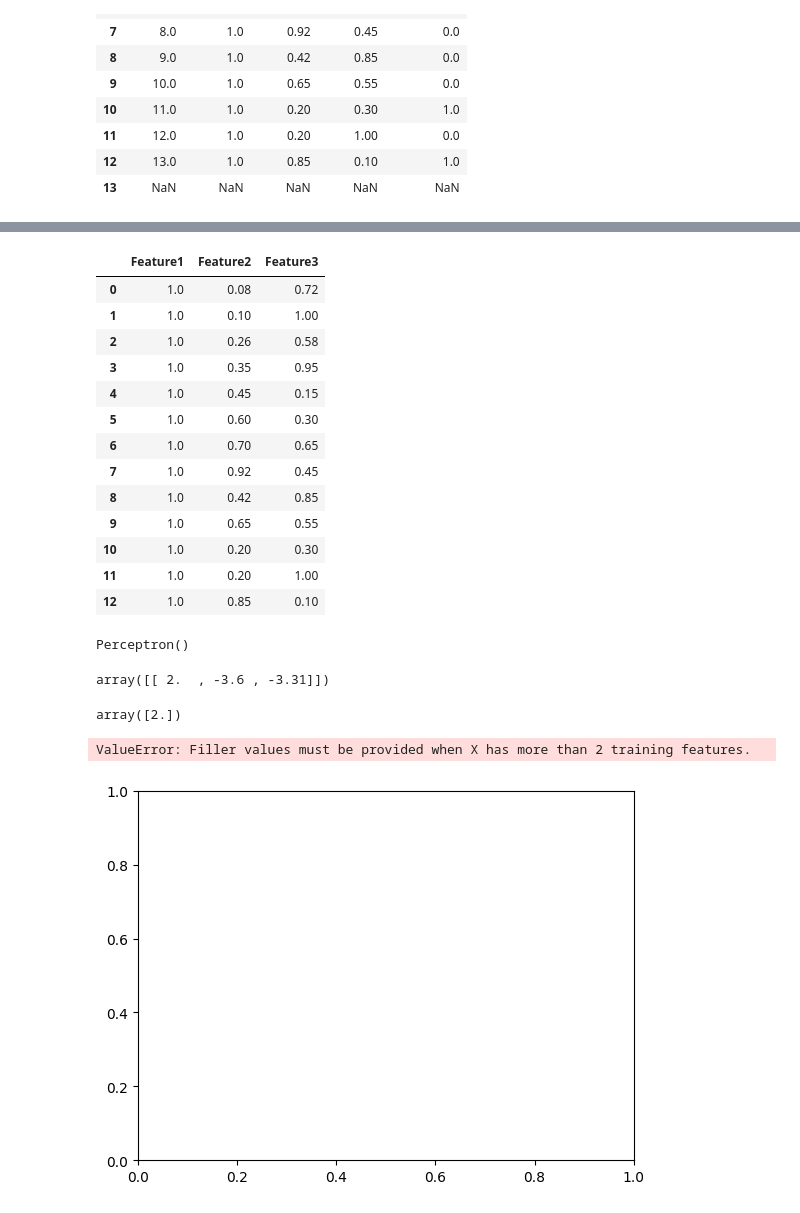
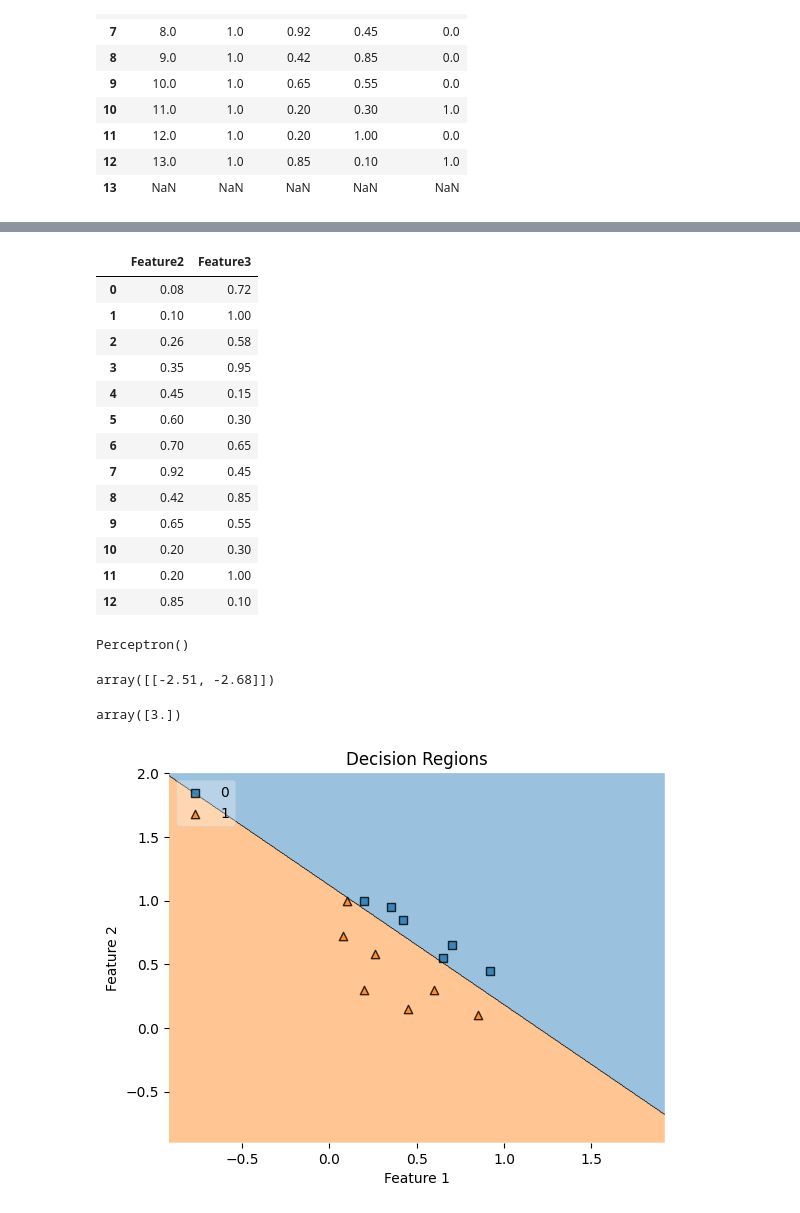
Before and after one commit to ANKIT-250302/Python-Programs, a Jupyter notebook: Perceptron.ipynb, the cells around one changed output, grey strips where cells are left out. Drawn from its saved outputs; the diff is of its cells as text; code cells hidden in the pictures.

```diff
--- a/Perceptron.ipynb
+++ b/Perceptron.ipynb
@@ -25,4 +25,5 @@ data
 | 13 | NaN | NaN | NaN | NaN | NaN |
 # %%
 data=data.drop(columns=['Pattern'])
+data=data.drop(13)
 # %%
@@ -31,25 +48,23 @@ p=Perceptron()
 # %%
-x=data.iloc[:,0:3]
-y=data.iloc[:,-1]
+x=data.iloc[:,1:3]
+y = data.iloc[:, -1].astype(np.int_)
 # %%
 x
 # %% [output]
-|  | Feature1 | Feature2 | Feature3 |
-| 0 | 1.0 | 0.08 | 0.72 |
-| 1 | 1.0 | 0.10 | 1.00 |
-| 2 | 1.0 | 0.26 | 0.58 |
-| 3 | 1.0 | 0.35 | 0.95 |
-| 4 | 1.0 | 0.45 | 0.15 |
-| 5 | 1.0 | 0.60 | 0.30 |
-| 6 | 1.0 | 0.70 | 0.65 |
-| 7 | 1.0 | 0.92 | 0.45 |
-| 8 | 1.0 | 0.42 | 0.85 |
-| 9 | 1.0 | 0.65 | 0.55 |
-| 10 | 1.0 | 0.20 | 0.30 |
-| 11 | 1.0 | 0.20 | 1.00 |
-| 12 | 1.0 | 0.85 | 0.10 |
+|  | Feature2 | Feature3 |
+| 0 | 0.08 | 0.72 |
+| 1 | 0.10 | 1.00 |
+| 2 | 0.26 | 0.58 |
+| 3 | 0.35 | 0.95 |
+| 4 | 0.45 | 0.15 |
+| 5 | 0.60 | 0.30 |
+| 6 | 0.70 | 0.65 |
+| 7 | 0.92 | 0.45 |
+| 8 | 0.42 | 0.85 |
+| 9 | 0.65 | 0.55 |
+| 10 | 0.20 | 0.30 |
+| 11 | 0.20 | 1.00 |
+| 12 | 0.85 | 0.10 |
-# %%
-y= y.astype(int)
 # %%
 p.fit(x,y)
 # %% [output]
@@ -57,14 +72,24 @@ Perceptron()
 # %%
 p.coef_
 # %% [output]
-array([[ 2.  , -3.6 , -3.31]])
+array([[-2.51, -2.68]])
 # %%
 p.intercept_
 # %% [output]
-array([2.])
+array([3.])
+# %%
+# Define filler values for additional features
+filler_feature_values = {i: x.iloc[:, i].mean() for i in range(x.shape[1]) if i not in [0, 1]}
+filler_feature_ranges = {i: (x.iloc[:, i].min(), x.iloc[:, i].max()) for i in range(x.shape[1]) if i not in [0, 1]}
 # %%
+# Plot decision regions
 from mlxtend.plotting import plot_decision_regions
-plot_decision_regions(x.values,y.values, clf=p,legend=2)
+plot_decision_regions(x.values, y.values, clf=p, legend=2,
+                      filler_feature_values=filler_feature_values,
+                      filler_feature_ranges=filler_feature_ranges)
+plt.xlabel("Feature 1")
+plt.ylabel("Feature 2")
+plt.title("Decision Regions")
+plt.show()
 # %% [output]
-ValueError: Filler values must be provided when X has more than 2 training features.
-[figure, old version]
+[figure, new version]
```
Also changed, not shown: parts of 1 cell of this notebook, 1 other file.
